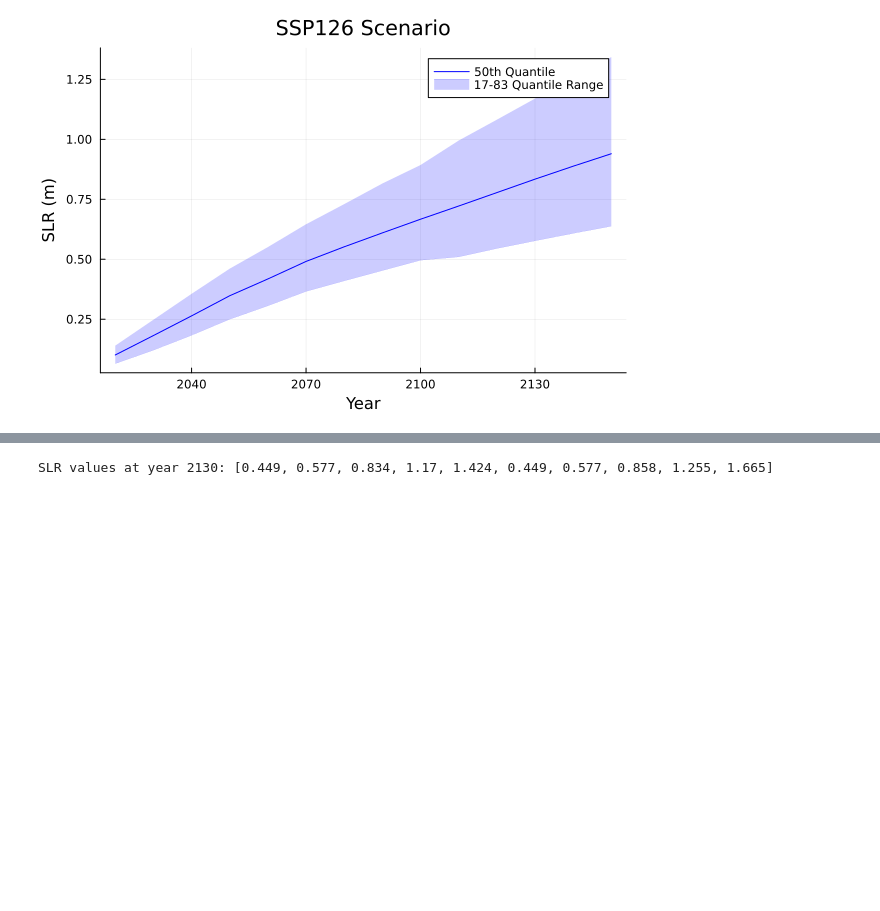
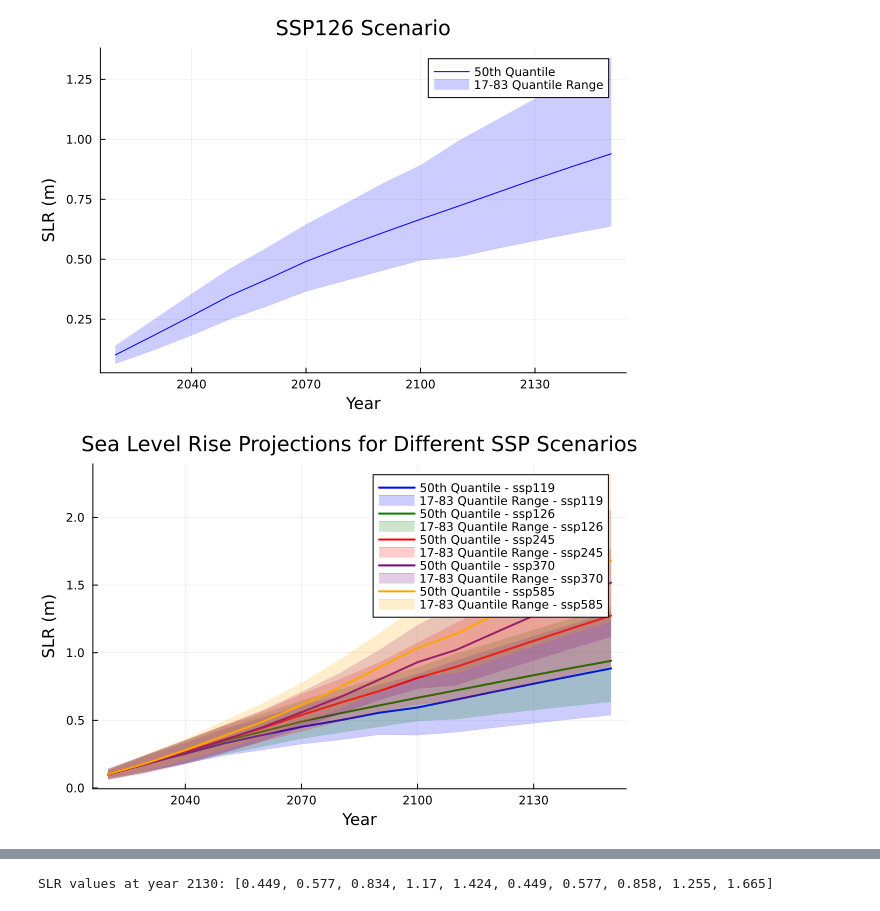
Before and after one commit to rms428/SLR-to-BI-4750, a Jupyter notebook: firstmcpass.ipynb, the cells around one changed output, grey strips where cells are left out. Saved outputs shown, nothing was run; the diff lists cells and outputs as text; code cells hidden in the pictures; blank space fills up the shorter version.

```diff
--- a/firstmcpass.ipynb
+++ b/firstmcpass.ipynb
@@ -58,3 +58,44 @@ plot(years, sea_levels_50, label="50th Quantile", color=:blue, lw=1, xlabel="Yea
 plot!(years, sea_levels_25, fillrange=sea_levels_75, label="17-83 Quantile Range", color=:blue, lw=0, fillalpha=0.2)
 # %% [output]
 [figure]
+# %%
+using DataFrames, XLSX, Plots
+
+# Read the data
+slr = DataFrame(XLSX.readtable("data/ipcc_ar6_sea_level_projection_psmsl_id_12.xlsx", "Total"))
+
+# Define the years range
+years = 2020:10:2150
+
+# Define the unique scenarios
+scenarios = ["ssp119", "ssp126", "ssp245", "ssp370", "ssp585"]
+
+# Define a color palette for the scenarios
+colors = [:blue, :green, :red, :purple, :orange]
+
+# Create an empty plot
+p = plot(xlabel="Year", ylabel="SLR (m)", title="Sea Level Rise Projections for Different SSP Scenarios")
+
+# Loop through each scenario and plot the data
+for (i, scenario) in enumerate(scenarios)
+    # Filter data for 17th, 50th, and 83rd quantiles for the current scenario
+    data_25 = filter(row -> row.scenario == scenario && row.quantile == 17, slr)
+    data_50 = filter(row -> row.scenario == scenario && row.quantile == 50, slr)
+    data_75 = filter(row -> row.scenario == scenario && row.quantile == 83, slr)
+
+    # Extract the sea level data for the 17th, 50th, and 83rd quantiles
+    sea_levels_25 = Vector{Float64}(data_25[1, Symbol.(string.(years))])
+    sea_levels_50 = Vector{Float64}(data_50[1, Symbol.(string.(years))])
+    sea_levels_75 = Vector{Float64}(data_75[1, Symbol.(string.(years))])
+
+    # Plot the 50th quantile
+    plot!(p, years, sea_levels_50, label="50th Quantile - $scenario", color=colors[i], lw=2)
+
+    # Plot the shaded area between the 17th and 83rd quantiles
+    plot!(p, years, sea_levels_25, fillrange=sea_levels_75, label="17-83 Quantile Range - $scenario", color=colors[i], lw=0, fillalpha=0.2)
+end
+
+# Display the plot
+display(p)
+# %% [output]
+[figure, added]
```
Also changed, not shown: parts of 17 cells of this notebook, 1 other file.
